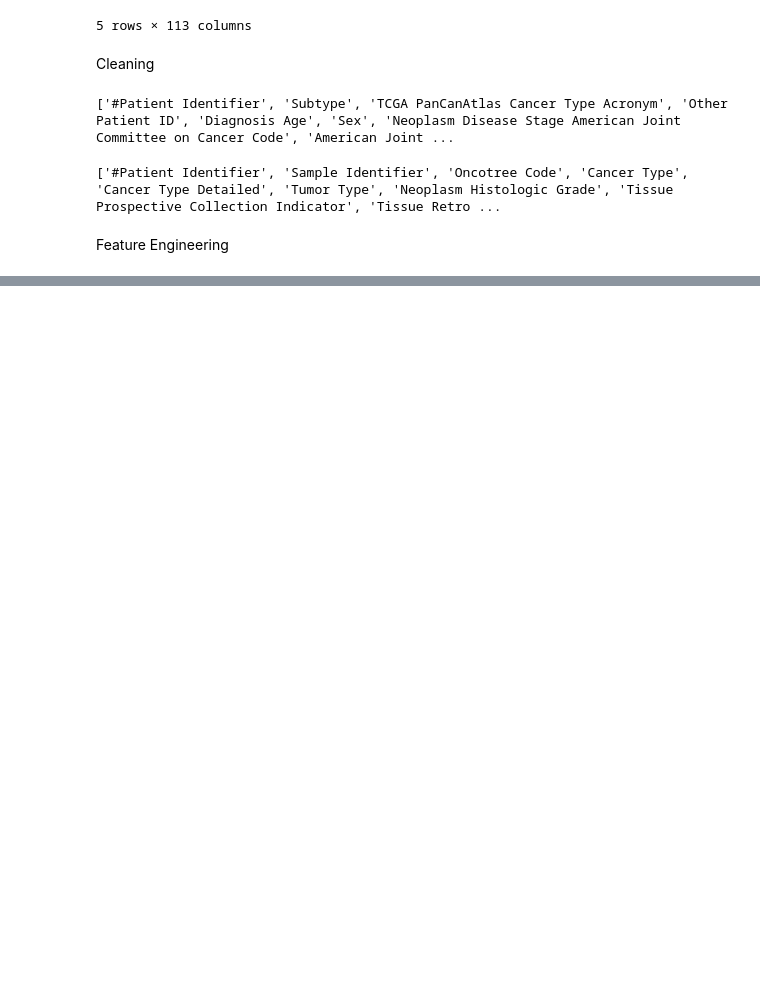
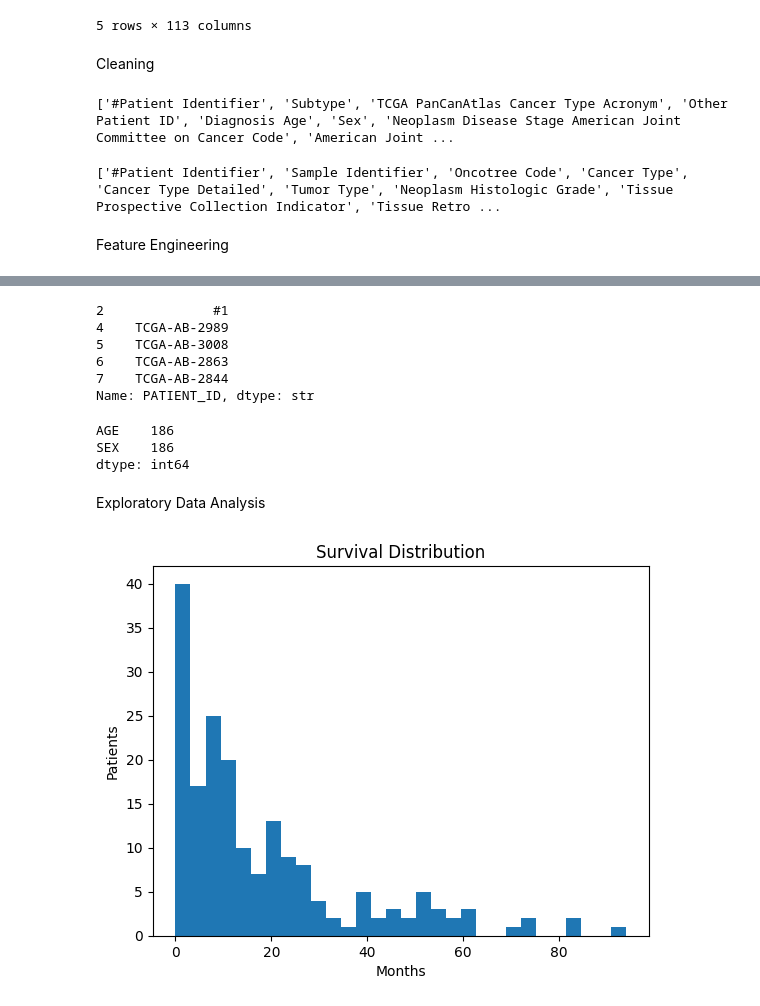
Before and after one commit to BinaryWhizz/Data-Analysis, a Jupyter notebook: Data Analysis 04/01.ipynb, the cells around one changed output, grey strips where cells are left out. Saved outputs shown, nothing was run; the diff lists cells and outputs as text; code cells hidden in the pictures; blank space fills up the shorter version.

Commit message:
cancer mutation Data analysis

```diff
--- a/Data Analysis 04/01.ipynb
+++ b/Data Analysis 04/01.ipynb
@@ -137,0 +140,8 @@ high_impact_flag = high_impact.groupby('PATIENT_ID').size().reset_index(name='HI
+# %%
+df = patient.merge(sample, on='PATIENT_ID', how='left')
+df = df.merge(mutation_count, on='PATIENT_ID', how='left')
+df = df.merge(gene_count, on='PATIENT_ID', how='left')
+df = df.merge(high_impact_flag, on='PATIENT_ID', how='left')
+# %%
+num_cols = df.select_dtypes(include=['number']).columns      #  filling only numeric columns
+df[num_cols] = df[num_cols].fillna(0)
@@ -137,0 +189,28 @@ high_impact_flag = high_impact.groupby('PATIENT_ID').size().reset_index(name='HI
+# %%
+patient['PATIENT_ID'].head()
+sample['PATIENT_ID'].head()
+# %% [output]
+2              #1
+4    TCGA-AB-2989
+5    TCGA-AB-3008
+6    TCGA-AB-2863
+7    TCGA-AB-2844
+Name: PATIENT_ID, dtype: str
+# %%
+patient[['AGE', 'SEX']].isnull().sum()
+# %% [output]
+AGE    186
+SEX    186
+dtype: int64
+# %% [markdown]
+Exploratory Data Analysis
+# %%
+# Survival Distribution
+
+plt.hist(df['OS_MONTHS'], bins=30)
+plt.title("Survival Distribution")
+plt.xlabel("Months")
+plt.ylabel("Patients")
+plt.show()
+# %% [output]
+[figure, added]
```
Also changed, not shown: parts of 15 cells of this notebook.
